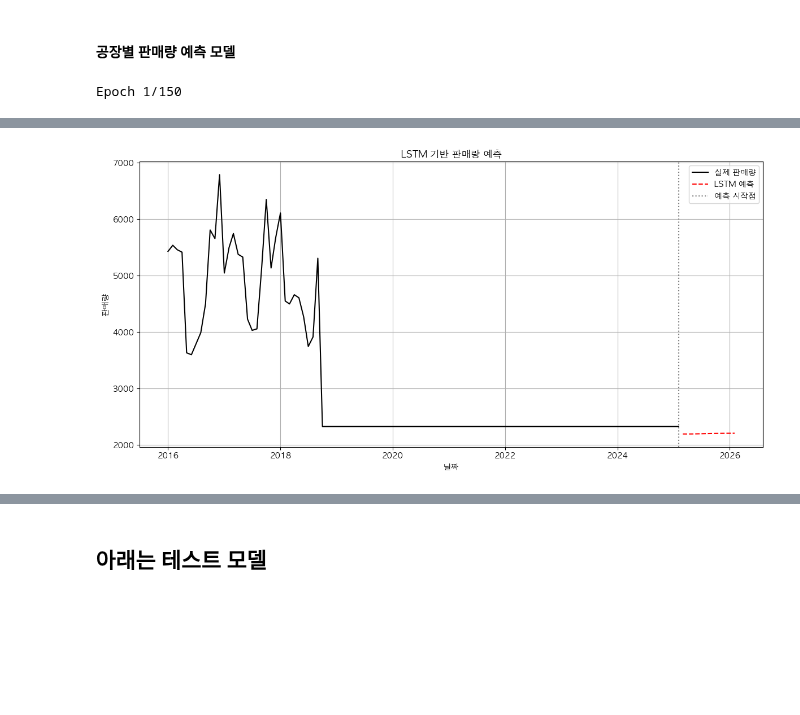
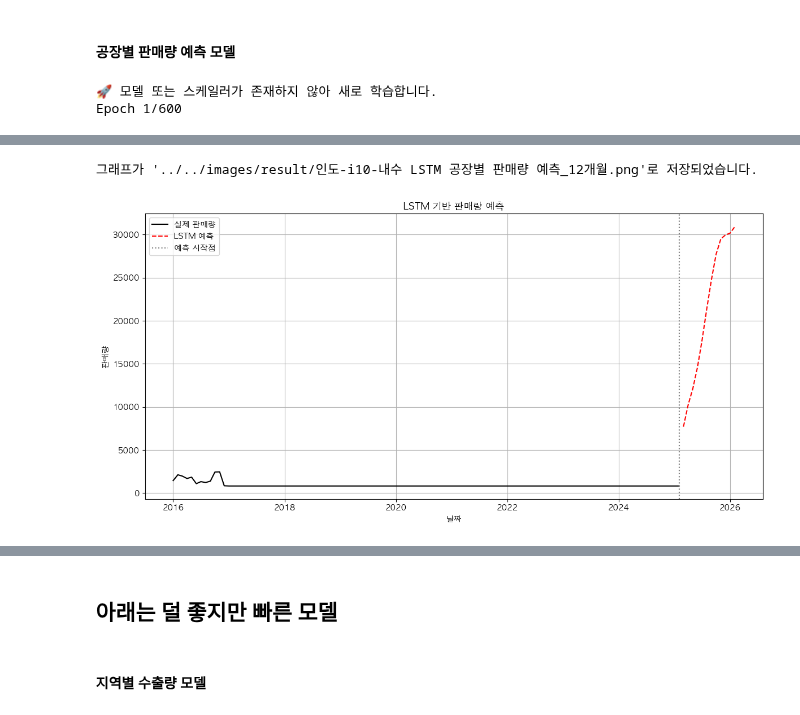
Before and after one commit to CodeWorks-hi/mini-project-2, a Jupyter notebook: jupyter_notebooks/모델_개발/car_recom_model.ipynb, the cells around one changed output, grey strips where cells are left out. Cells and saved outputs as stored; diff of their text form; code cells hidden in the pictures; blank space fills up the shorter version.

```diff
--- a/jupyter_notebooks/모델_개발/car_recom_model.ipynb
+++ b/jupyter_notebooks/모델_개발/car_recom_model.ipynb
@@ -312,6 +346,7 @@ from sklearn.preprocessing import MinMaxScaler
 from tensorflow.keras.models import Sequential
 from tensorflow.keras.layers import LSTM, Dense
 import matplotlib.pyplot as plt
+from tensorflow.keras.models import load_model
 
 # 1. 데이터 준비 함수
 def prepare_lstm_data(series, time_steps=12):
@@ -327,7 +362,7 @@ def prepare_lstm_data(series, time_steps=12):
     return X, y, scaler
 
 # 2. 모델 정의 및 학습
-def train_lstm_model(X, y, units=100, epochs=150, batch_size=8):
+def train_lstm_model(X, y, units=50, epochs=600, batch_size=16):
     model = Sequential()
     model.add(LSTM(units=units, activation='relu', input_shape=(X.shape[1], X.shape[2])))
     model.add(Dense(1))
@@ -395,7 +430,7 @@ df = df.drop(columns=['차종', '거래 구분'])
 cols = ['공장명(국가)'] + [col for col in df.columns if col != '공장명(국가)']
 df = df[cols]
 
-plant_name = "인도-Eon-내수"
+plant_name = "인도-i10-내수"
 forecast_months = 12
 
 plant_data = df[df['공장명(국가)'] == plant_name].iloc[:, 1:].T
@@ -405,21 +440,36 @@ plant_data = plant_data.asfreq('MS')
 plant_data['y'] = pd.to_numeric(plant_data['y'], errors='coerce')
 plant_data = plant_data.dropna()
 
-# 학습 및 예측
-X, y, scaler = prepare_lstm_data(region_data)
-lstm_model = train_lstm_model(X, y)
+def get_model_path(plant_name):
+    return f"../../models/lstm_plant_{plant_name}_model.h5"
+
+def get_scaler_path(plant_name):
+    return f"../../models/lstm_plant_{plant_name}_scaler.pkl"
+
+def ensure_model(plant_name):
+    model_path = get_model_path(plant_name)
+    scaler_path = get_scaler_path(plant_name)
+
+    if os.path.exists(model_path) and os.path.exists(scaler_path):
+        print(f"✅ 저장된 모델과 스케일러가 존재합니다: {model_path}")
+        return True
+    else:
+        print(f"🚀 모델 또는 스케일러가 존재하지 않아 새로 학습합니다.")
+        return False
+
+status = ensure_model(plant_name)
+
+if status:
+    lstm_model = load_model(f"../../models/lstm_plant_{plant_name}_model.h5", compile=False)
+    scaler = joblib.load(f"../../models/lstm_plant_{plant_name}_scaler.pkl")
+else:
+    X, y, scaler = prepare_lstm_data(region_data)
+    lstm_model = train_lstm_model(X, y)
+    lstm_model.save(f"../../models/lstm_plant_{plant_name}_model.h5")
+    joblib.dump(scaler, f"../../models/lstm_plant_{plant_name}_scaler.pkl")
+
 lstm_forecast = forecast_lstm(lstm_model, plant_data, forecast_months, scaler)
-
-# 출력 및 시각화
-print(lstm_forecast)
 plot_lstm_forecast(plant_data, lstm_forecast, plant_name, forecast_months)
-
-lstm_model.save(f"../../models/lstm_plant_{plant_name}_model.h5")
-joblib.dump(scaler, f"../../models/lstm_plant_{plant_name}_scaler.pkl")
-
-# 불러오기
-from tensorflow.keras.models import load_model
-new_model = load_model(f"../../models/lstm_plant_{plant_name}_model.h5", compile=False)
-new_scaler = joblib.load(f"../../models/lstm_plant_{plant_name}_scaler.pkl")
 # %% [output]
-Epoch 1/150
+🚀 모델 또는 스케일러가 존재하지 않아 새로 학습합니다.
+Epoch 1/600
@@ -443 +494,2 @@ Epoch 7/150
+그래프가 '../../images/result/인도-i10-내수 LSTM 공장별 판매량 예측_12개월.png'로 저장되었습니다.
-[figure, old version]
+[figure, new version]
@@ -445,5 +496,7 @@ WARNING:absl:You are saving your model as an HDF5 file via `model.save()` or `ke
 # %% [markdown]
-## 아래는 테스트 모델
+## 아래는 덜 좋지만 빠른 모델
+# %% [markdown]
+#### 지역별 수출량 모델
 # %%
 import pandas as pd
 from statsmodels.tsa.statespace.sarimax import SARIMAX
```
Also changed, not shown: parts of 11 cells of this notebook, 21 other files.
